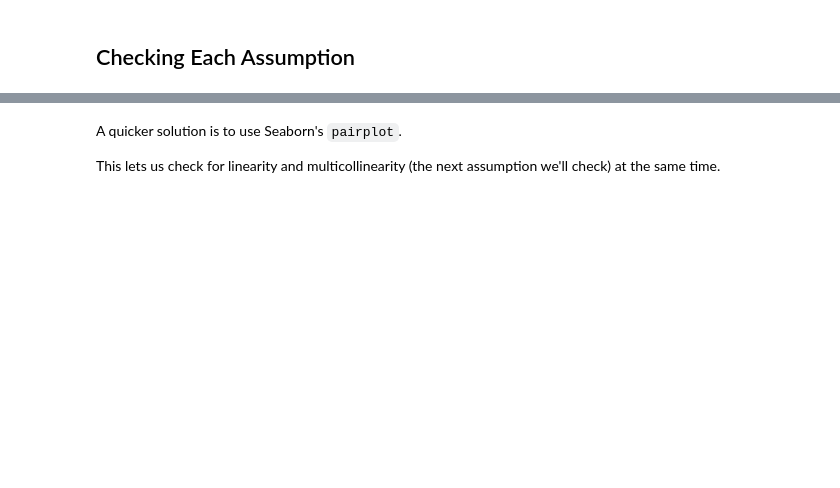
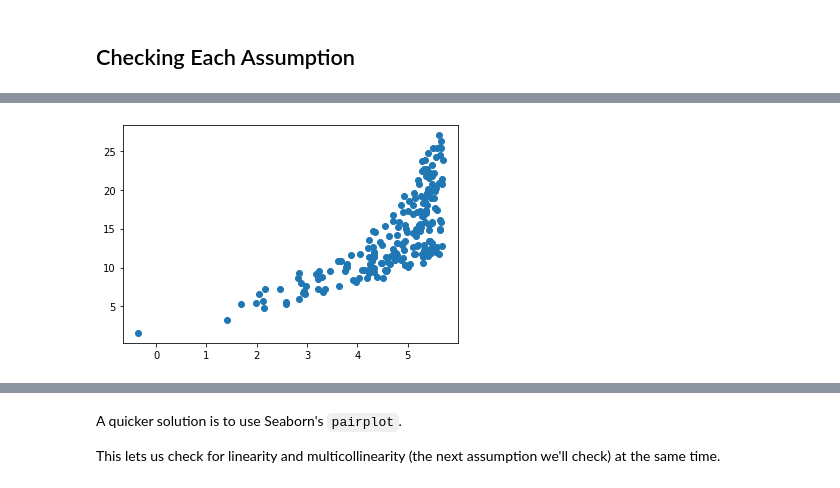
Before and after one commit to learn-co-curriculum/AMZ-DA-Linear_Regression_Assumptions, a Jupyter notebook: ModelAssumptions.ipynb, the cells around one changed output, grey strips where cells are left out. Drawn from its saved outputs; the diff is of its cells as text; code cells hidden in the pictures; blank space fills up the shorter version.

```diff
--- a/ModelAssumptions.ipynb
+++ b/ModelAssumptions.ipynb
@@ -42,3 +63,11 @@ This assumption can be checked by:
+# %%
+log_tv = np.log(X.TV)
+
+plt.scatter(log_tv, y)
+
+plt.show()
+# %% [output]
+[figure, added]
 # %%
 features = X.columns
 
```
Also changed, not shown: parts of 15 cells of this notebook.
